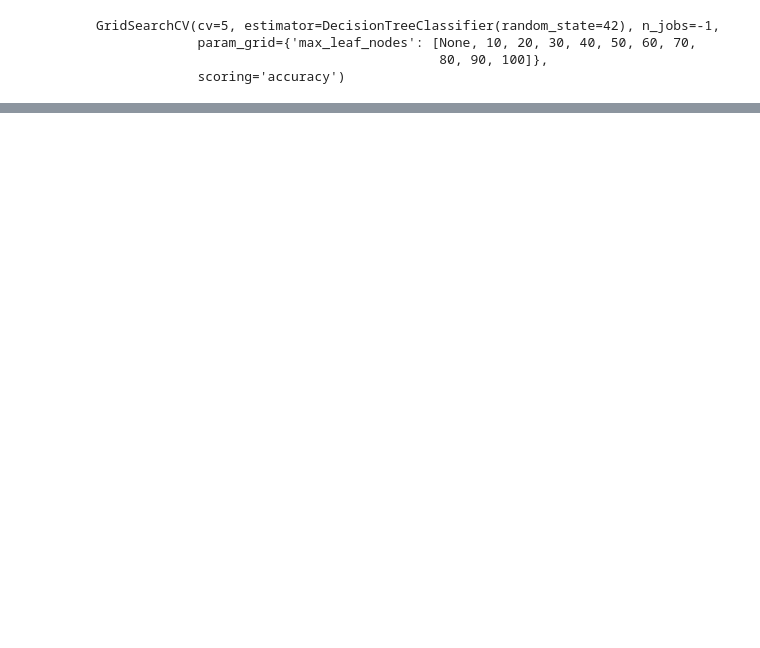
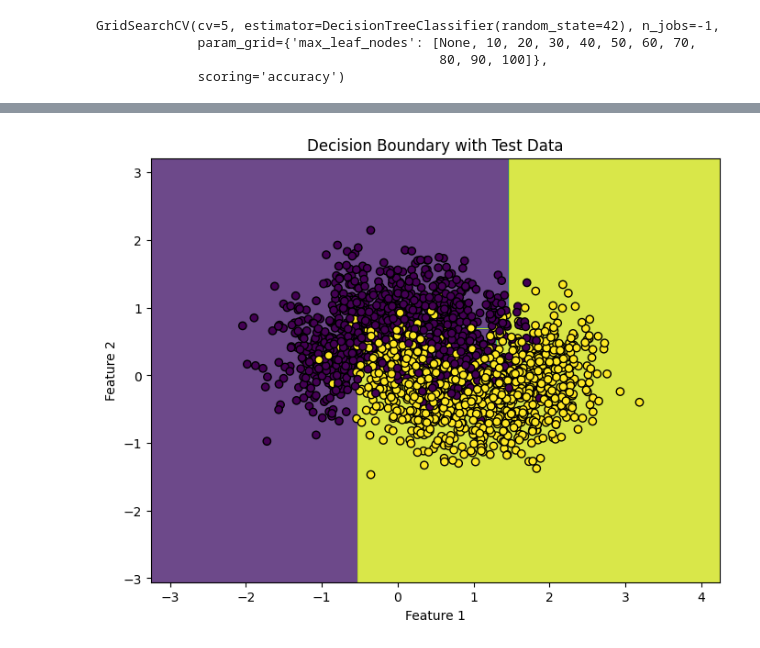
Before and after one commit to mrashutoshnigam/ai-ml-course, a Jupyter notebook: Machine-Learning/Oreilly/Exercise/Chapter6/ques7.ipynb, the cells around one changed output, grey strips where cells are left out. Cells and saved outputs as stored; diff of their text form; code cells hidden in the pictures; blank space fills up the shorter version.

```diff
--- a/Machine-Learning/Oreilly/Exercise/Chapter6/ques7.ipynb
+++ b/Machine-Learning/Oreilly/Exercise/Chapter6/ques7.ipynb
@@ -81,0 +134,22 @@ plt.show()
+# %%
+import numpy as np
+# Create a mesh grid for contour
+x_min, x_max = X[:, 0].min() - 1, X[:, 0].max() + 1
+y_min, y_max = X[:, 1].min() - 1, X[:, 1].max() + 1
+xx, yy = np.meshgrid(np.arange(x_min, x_max, 0.01),
+                     np.arange(y_min, y_max, 0.01))
+
+# Predict on mesh
+Z = best_model.predict(np.c_[xx.ravel(), yy.ravel()])
+Z = Z.reshape(xx.shape)
+
+# Plot
+plt.figure(figsize=(8, 6))
+plt.contourf(xx, yy, Z, alpha=0.8, cmap='viridis')
+plt.scatter(X_test[:, 0], X_test[:, 1], c=y_test, edgecolor='k', cmap='viridis')
+plt.title('Decision Boundary with Test Data')
+plt.xlabel('Feature 1')
+plt.ylabel('Feature 2')
+plt.show()
+# %% [output]
+[figure, added]
```
Also changed, not shown: parts of 9 cells of this notebook.
